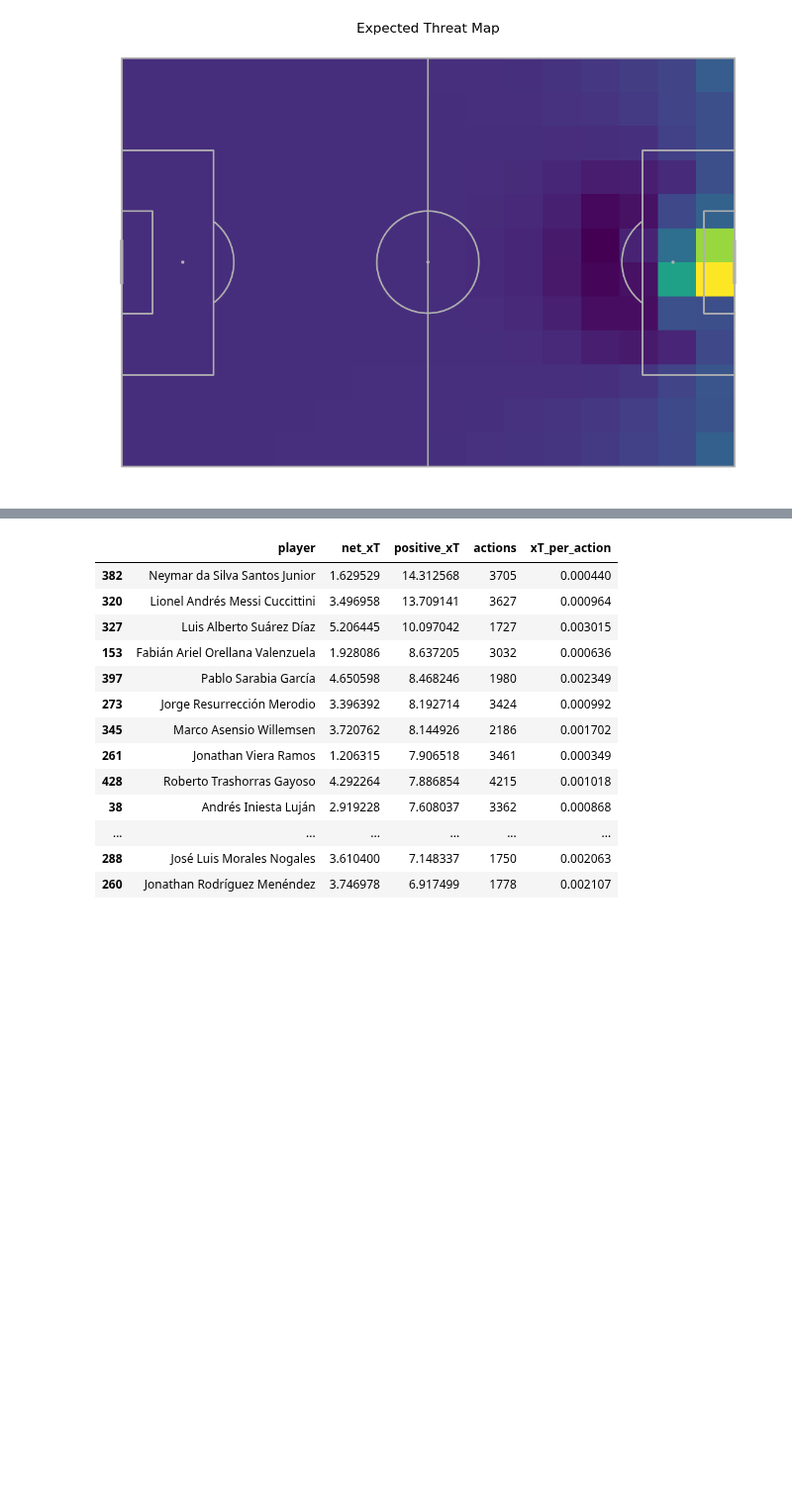
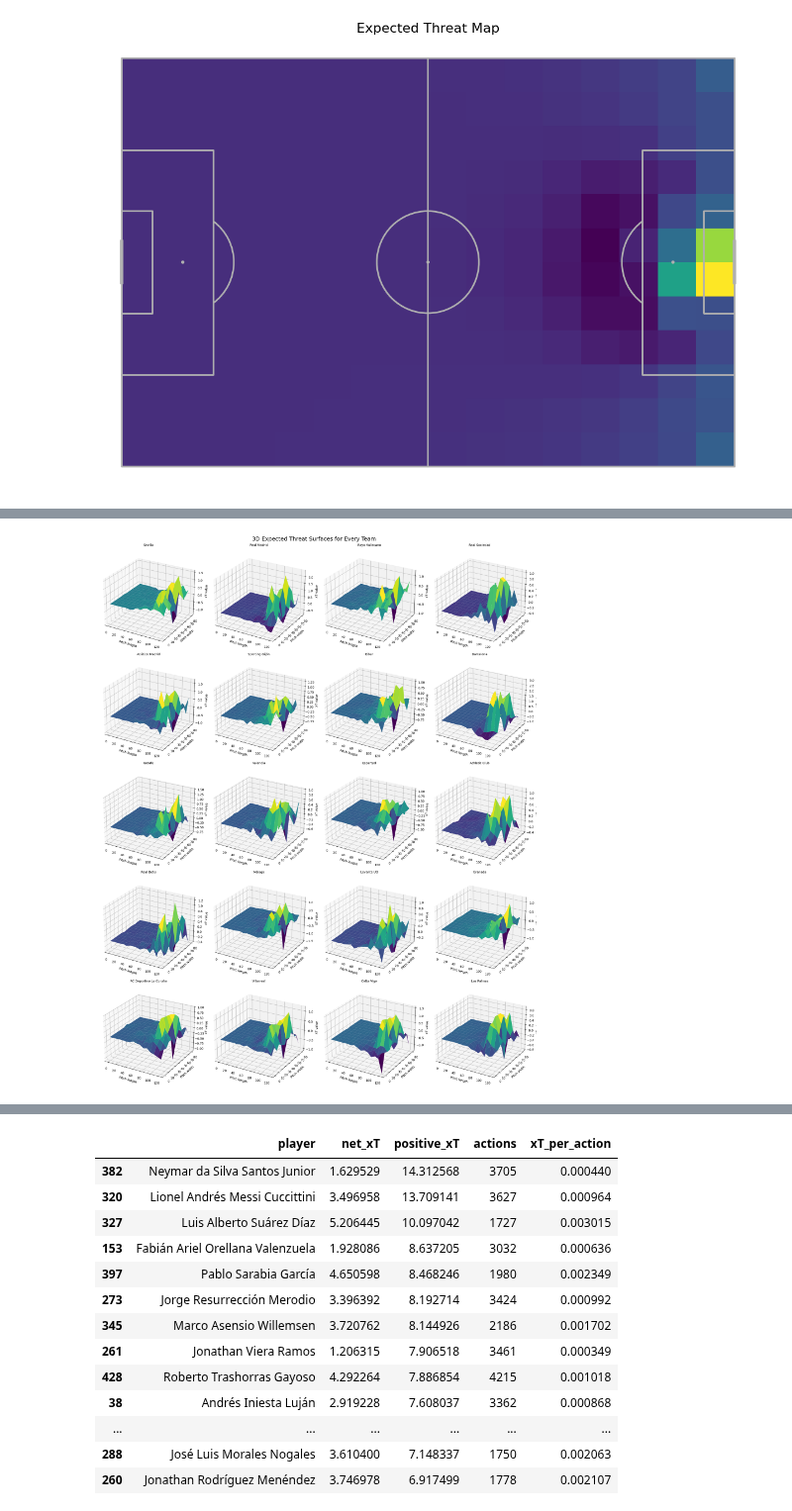
Before and after one commit to liuhouyi720-pixel/World-Cup-2026, a Jupyter notebook: xT_recurrence.ipynb, the cells around one changed output, grey strips where cells are left out. Shown at 99% size. Drawn from its saved outputs; the diff is of its cells as text; code cells hidden in the pictures; blank space fills up the shorter version.

Commit message:
3D heatmap

```diff
--- a/xT_recurrence.ipynb
+++ b/xT_recurrence.ipynb
@@ -372,3 +414,53 @@ plt.show()
+# %%
+team_zone_xt = (
+    successful_moves
+    .groupby(["team", "start_zone"])["xT_value"]
+    .sum()
+    .unstack(fill_value=0)
+)
+
+teams_sorted = team_zone_xt.sum(axis=1).sort_values(ascending=False).index.tolist()
+n_teams = len(teams_sorted)
+cols = 4
+rows = int(np.ceil(n_teams / cols))
+
+from mpl_toolkits.mplot3d import Axes3D
+
+fig = plt.figure(figsize=(20, 5 * rows), constrained_layout=True)
+
+X = np.linspace(0, 120, L)
+Y = np.linspace(0, 80, W)
+X_grid, Y_grid = np.meshgrid(X, Y)
+
+for idx, team in enumerate(teams_sorted):
+    ax = fig.add_subplot(rows, cols, idx + 1, projection="3d")
+    grid = team_zone_xt.loc[team].reindex(range(n_zones), fill_value=0).values.reshape(W, L)
+
+    ax.plot_surface(
+        X_grid,
+        Y_grid,
+        grid,
+        cmap="viridis",
+        edgecolor="none",
+        antialiased=True,
+        rcount=50,
+        ccount=50
+    )
+
+    ax.set_title(team, fontsize=10)
+    ax.set_xlabel("Pitch length")
+    ax.set_ylabel("Pitch width")
+    ax.set_zlabel("xT value")
+    ax.view_init(elev=25, azim=-60)
+
+for idx in range(n_teams, rows * cols):
+    fig.add_subplot(rows, cols, idx + 1).axis("off")
+
+
+fig.suptitle("3D Expected Threat Surfaces for Every Team", fontsize=18)
+plt.show()
+# %% [output]
+[figure, added]
 # %%
 successful_moves["start_zone"] = successful_moves["start_zone"].astype(int)
 successful_moves["end_zone"] = successful_moves["end_zone"].astype(int)
```
Also changed, not shown: parts of 4 cells of this notebook.
